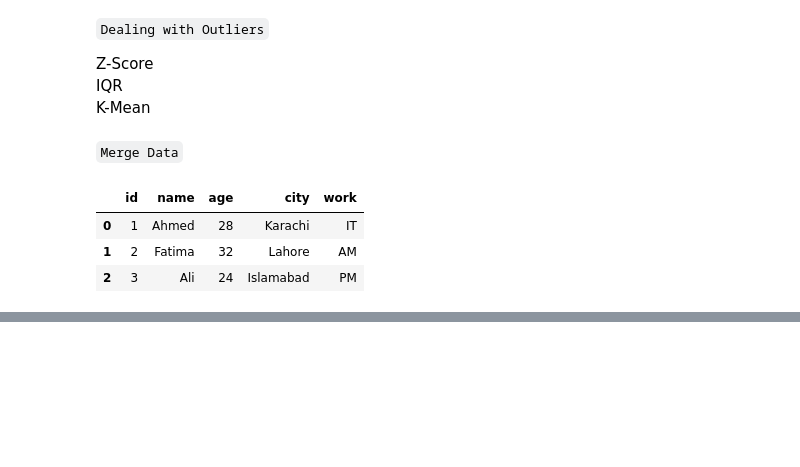
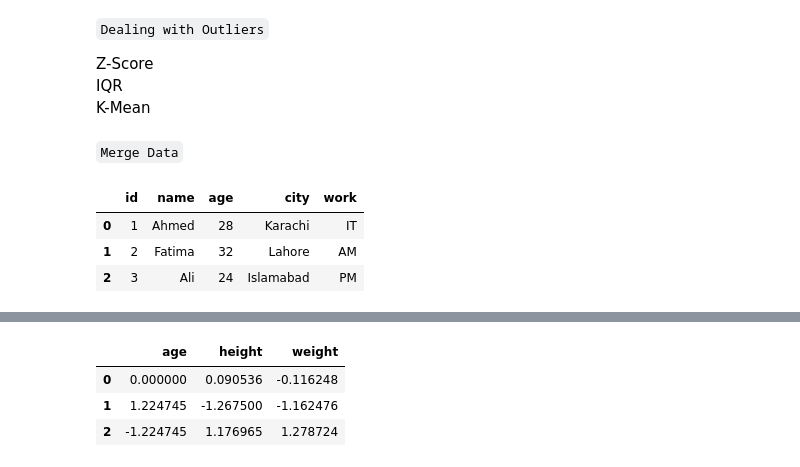
Before and after one commit to Munaam17/Practice-questions, a Jupyter notebook: Machine_Learning/ML.ipynb, the cells around one changed output, grey strips where cells are left out. Cells and saved outputs as stored; diff of their text form; code cells hidden in the pictures; blank space fills up the shorter version.

```diff
--- a/Machine_Learning/ML.ipynb
+++ b/Machine_Learning/ML.ipynb
@@ -288,0 +319,8 @@ merged
+# %%
+scaled_df = pd.DataFrame(scaled_df, columns=df3.columns)
+scaled_df
+# %% [output]
+|  | age | height | weight |
+| 0 | 0.000000 | 0.090536 | -0.116248 |
+| 1 | 1.224745 | -1.267500 | -1.162476 |
+| 2 | -1.224745 | 1.176965 | 1.278724 |
```
Also changed, not shown: parts of 3 cells of this notebook.
